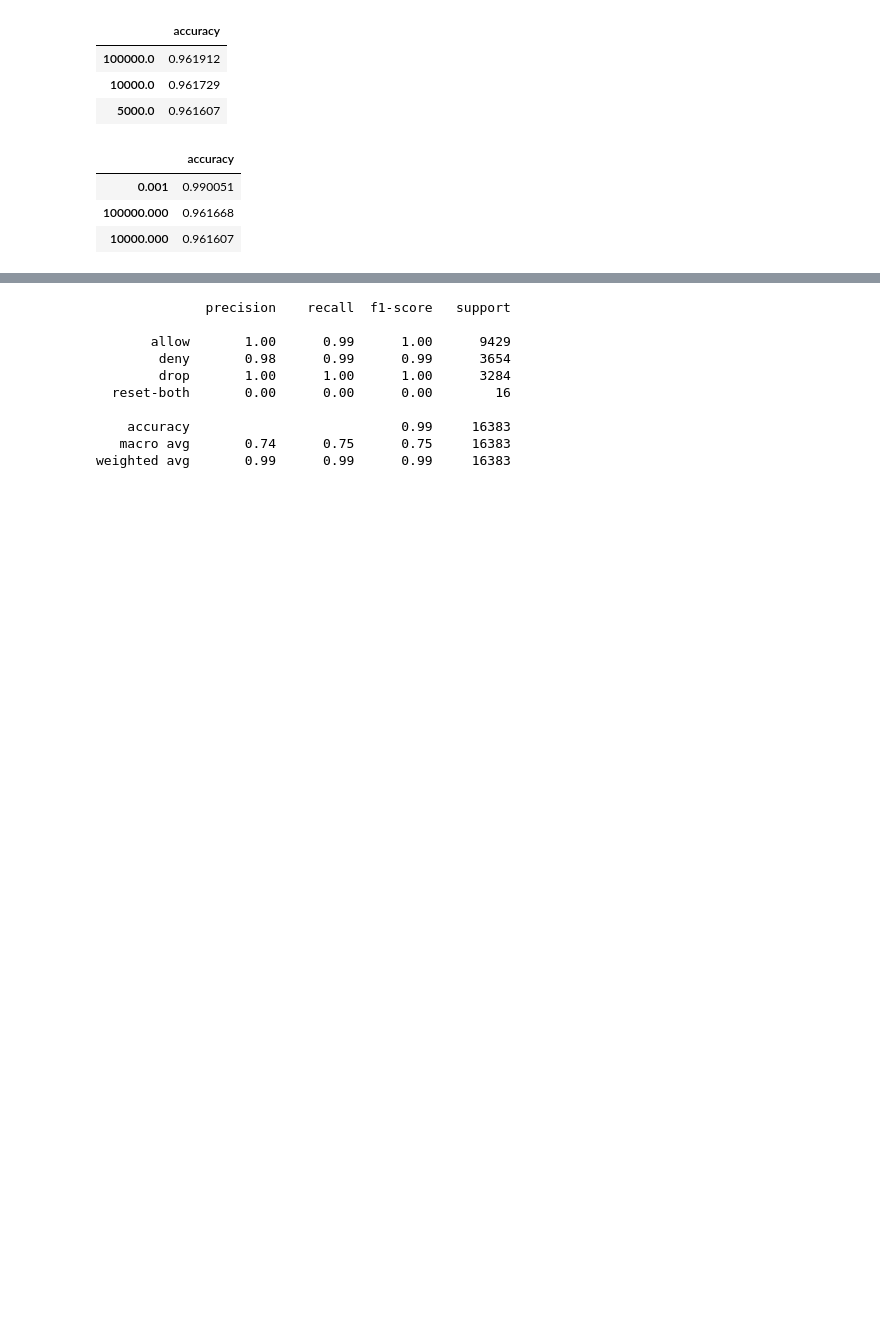
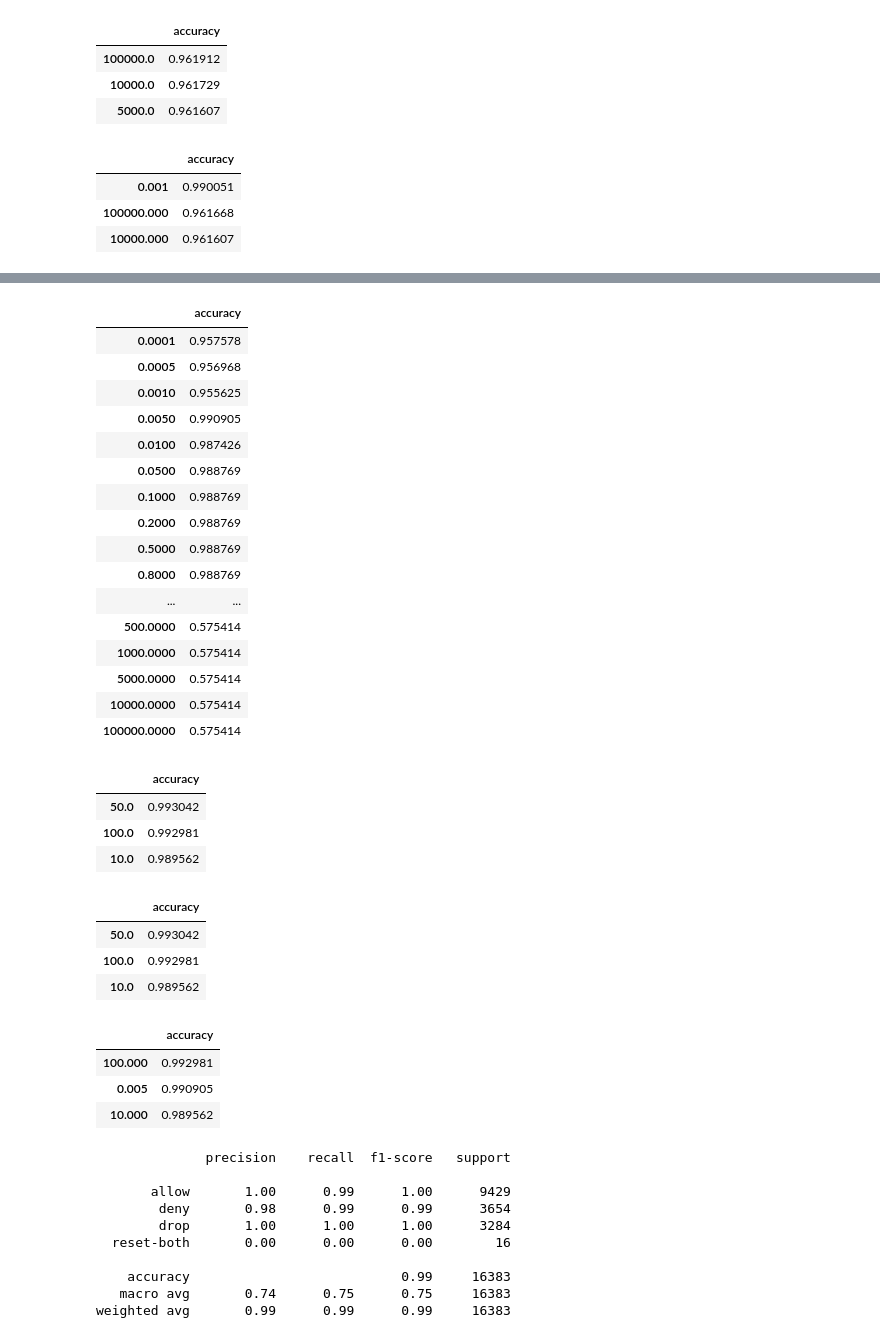
Before and after one commit to KendallScott/QTW, a Jupyter notebook: Case Study 5/Case_Study_5.ipynb, the cells around one changed output, grey strips where cells are left out. Cells and saved outputs as stored; diff of their text form; code cells hidden in the pictures; blank space fills up the shorter version.

```diff
--- a/Case Study 5/Case_Study_5.ipynb
+++ b/Case Study 5/Case_Study_5.ipynb
@@ -463,3 +576,54 @@ plt.show()
+# %%
+#sgd with modified huber
+from sklearn.linear_model import SGDClassifier
+sgd_hub = SGDClassifier(early_stopping=True,n_iter_no_change=8,class_weight='balanced',max_iter=100000,random_state=709,loss='modified_huber')
+train_sgd_hub = pd.DataFrame()
+for a in a_list:
+    sgd_hub.alpha = a
+    sgd_hub.fit(X_train,y_train)
+    p = sgd_hub.predict(X_test)
+    df_search = pd.DataFrame({'accuracy':[accuracy_score(y_test,p)]},index=[a])
+    train_sgd_hub = pd.concat([train_sgd_hub,df_search])
+train_sgd_hub
+# %% [output]
+|  | accuracy |
+| 0.0001 | 0.957578 |
+| 0.0005 | 0.956968 |
+| 0.0010 | 0.955625 |
+| 0.0050 | 0.990905 |
+| 0.0100 | 0.987426 |
+| 0.0500 | 0.988769 |
+| 0.1000 | 0.988769 |
+| 0.2000 | 0.988769 |
+| 0.5000 | 0.988769 |
+| 0.8000 | 0.988769 |
+| ... | ... |
+| 500.0000 | 0.575414 |
+| 1000.0000 | 0.575414 |
+| 5000.0000 | 0.575414 |
+| 10000.0000 | 0.575414 |
+| 100000.0000 | 0.575414 |
+# %%
+train_sgd_hin.sort_values(by='accuracy',ascending=False).head(3)
+# %% [output]
+|  | accuracy |
+| 50.0 | 0.993042 |
+| 100.0 | 0.992981 |
+| 10.0 | 0.989562 |
+# %%
+train_sgd_log.sort_values(by='accuracy',ascending=False).head(3)
+# %% [output]
+|  | accuracy |
+| 50.0 | 0.993042 |
+| 100.0 | 0.992981 |
+| 10.0 | 0.989562 |
+# %%
+train_sgd_hub.sort_values(by='accuracy',ascending=False).head(3)
+# %% [output]
+|  | accuracy |
+| 100.000 | 0.992981 |
+| 0.005 | 0.990905 |
+| 10.000 | 0.989562 |
 # %%
 model.C = 0.005
 model.fit(X_train,y_train)
```
Also changed, not shown: parts of 10 cells of this notebook.
